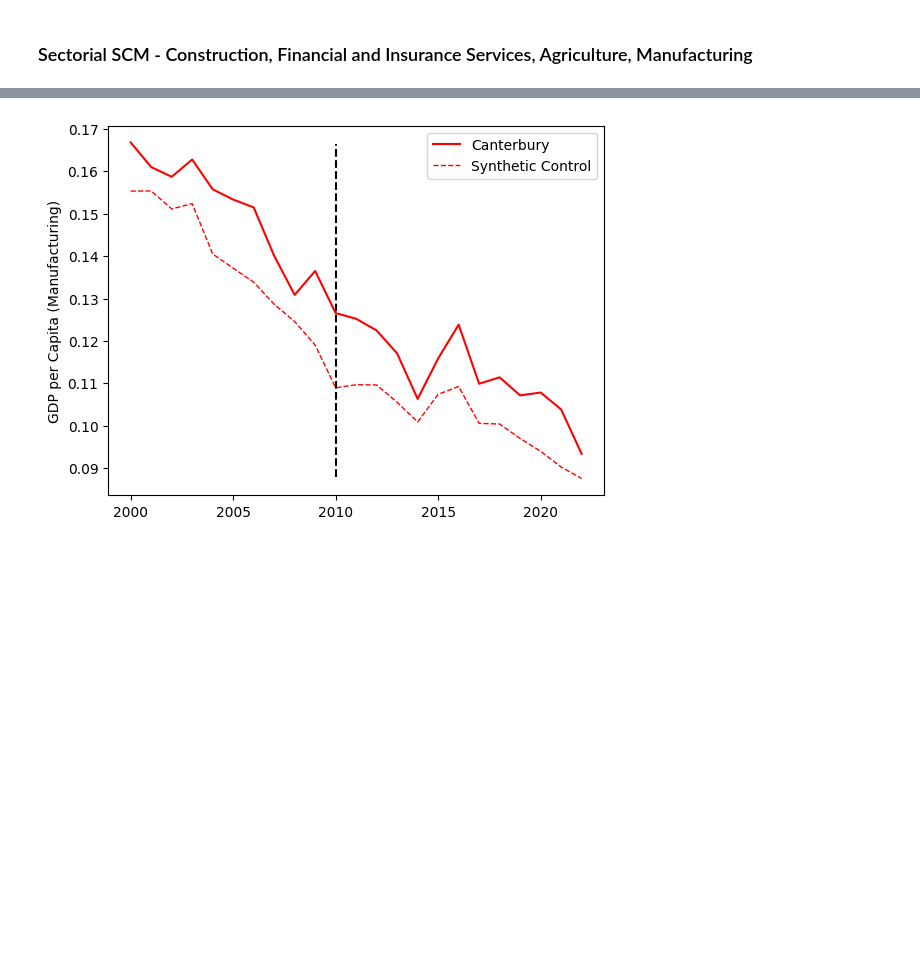
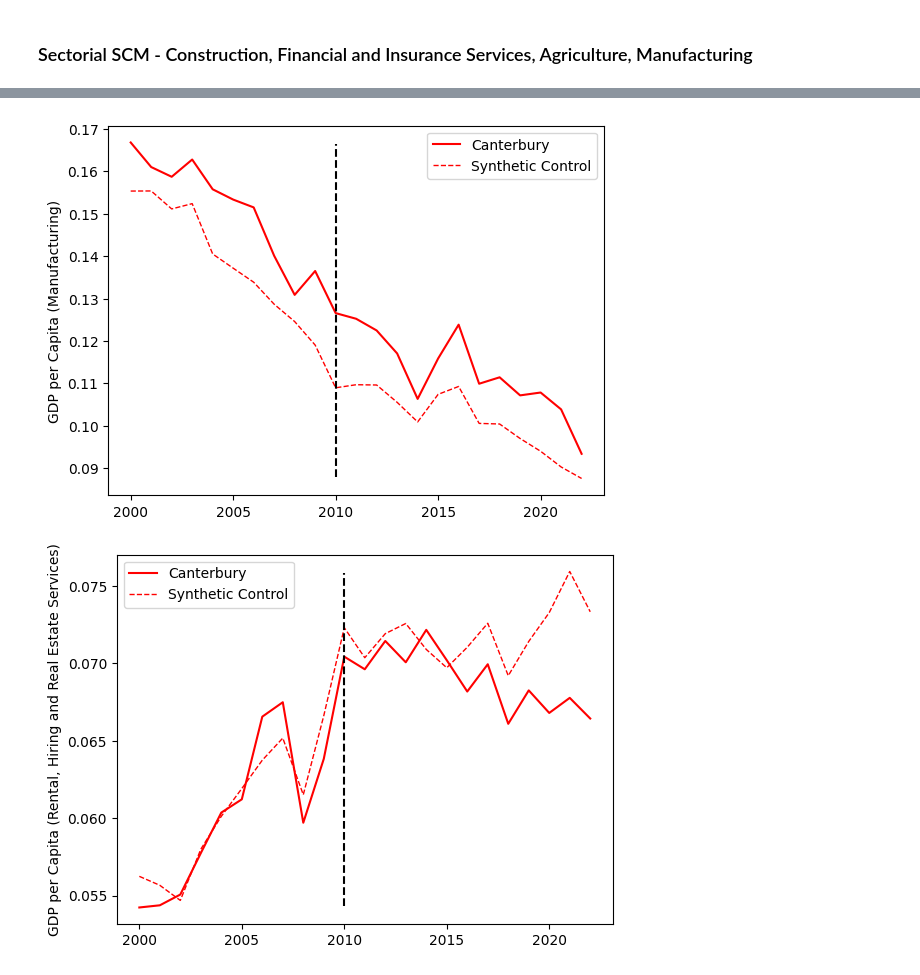
Before and after one commit to diodz/dpl-earthquakes, a Jupyter notebook: notebooks/Canterbury SCM.ipynb, the cells around one changed output, grey strips where cells are left out. Drawn from its saved outputs; the diff is of its cells as text; code cells hidden in the pictures; blank space fills up the shorter version.

Commit message:
added rental sector

```diff
--- a/notebooks/Canterbury SCM.ipynb
+++ b/notebooks/Canterbury SCM.ipynb
@@ -292,7 +292,8 @@ nz_res = util.synth_plot_nz(synth_jacknife, time_period=range(2000, 2023), treat
 df = nz_util.clean_data_for_synthetic_control()
 df['Tertiary Share'] = df['Tertiary'] / df['Population']
 
-sectors_to_analyze = ["Construction", "Financial and Insurance Services", "Agriculture", "Manufacturing"]
+sectors_to_analyze = ["Construction", "Financial and Insurance Services", "Agriculture", "Manufacturing", "Rental, Hiring and Real Estate Services"]
+res = {}
 for variable in sectors_to_analyze:
     predictors_lst = [var for var in nz_util.SECTORIAL_GDP_VARIABLES if var != variable]
     dataprep = Dataprep(
@@ -307,30 +308,32 @@ for variable in sectors_to_analyze:
         dependent=variable,
         unit_variable="Region",
         time_variable="Year",
         treatment_identifier="Canterbury",
         controls_identifier=[
             "Auckland",
             "Bay of Plenty",
             "Gisborne",
             "Hawke's Bay",
             "Manawatu-Whanganui",
             "Marlborough",
             "Northland",
             "Otago",
             "Southland",
             "Taranaki",
             "Tasman/Nelson",
             "Waikato",
             "Wellington",
             "West Coast"
         ],
         time_optimize_ssr=range(2000, 2009),
     )
     synth = Synth()
     synth.fit(dataprep=dataprep, optim_method="Nelder-Mead", optim_initial="equal")
     nz_res = util.synth_plot_sector(synth, time_period=range(2000, 2023), treatment_time=2010, filename=f'nz_scm_{variable}.png', sector=variable)
+    res[variable] = nz_res.copy(deep=True)
 # %% [output]
 [figure]
 [figure]
 [figure]
 [figure]
+[figure, added]
```
Also changed, not shown: parts of 1 cell of this notebook, 1 other file.
